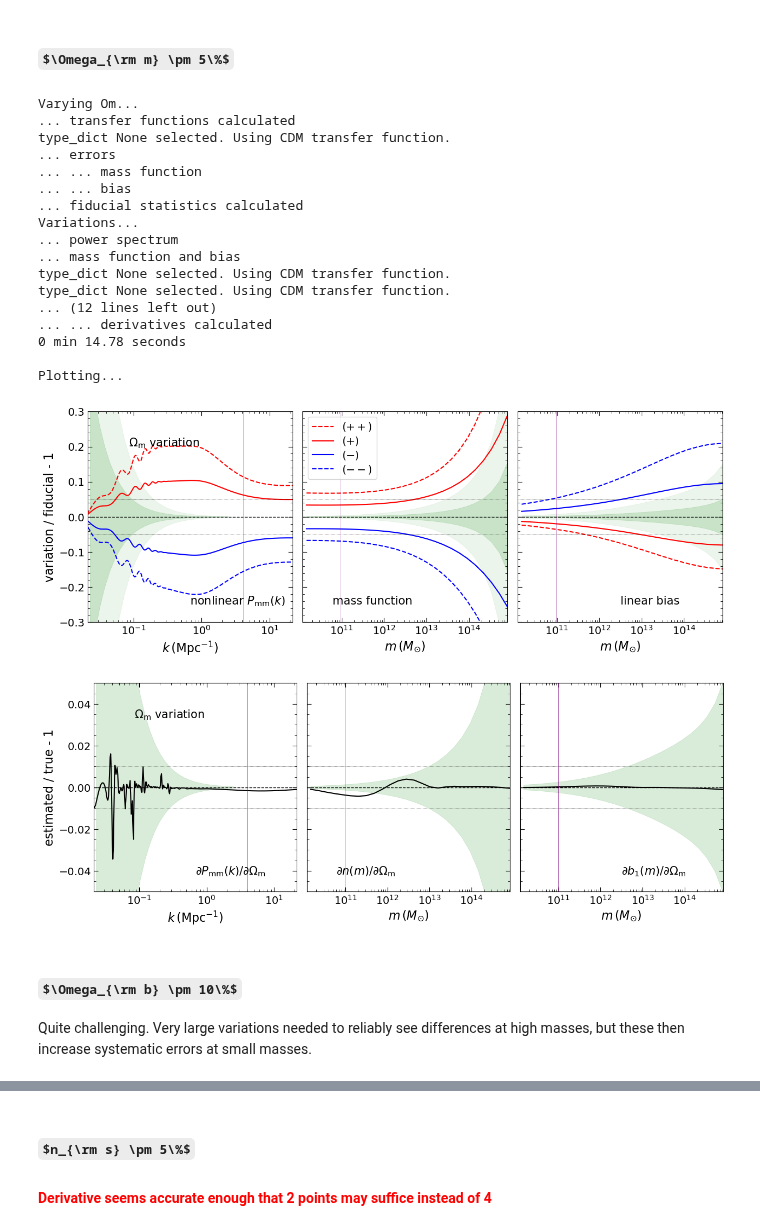
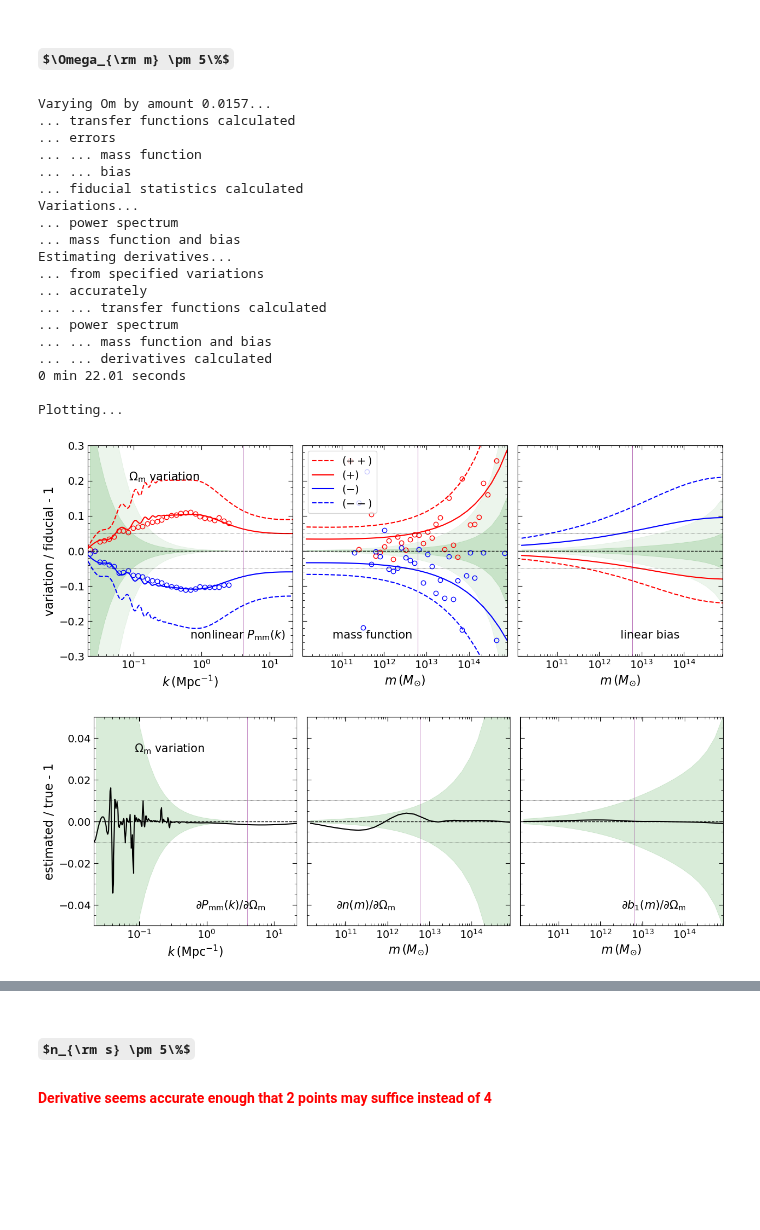
Before and after one commit to a-paranjape/sahyadri-sandbox, a Jupyter notebook: exploration/CosmoParamVariations.ipynb, the cells around one changed output, grey strips where cells are left out. Drawn from its saved outputs; the diff is of its cells as text; code cells hidden in the pictures; some formulas as TeX source; blank space fills up the shorter version.

```diff
--- a/exploration/CosmoParamVariations.ipynb
+++ b/exploration/CosmoParamVariations.ipynb
@@ -431,30 +482,39 @@ def vary_and_plot(param,var,cf,mvals,var_acc,Lbox=200,Npart=256,Npart_target=204
 
     plt.show()
     return
+# %%
+data_fid = {'Pk':np.loadtxt('../../data/sims/sinhagad/default256/r1/Pk_200.txt').T,
+            'mf':np.loadtxt('../../data/halos/sinhagad/default256/r1/mf_200.txt').T}
 # %% [markdown]
 ## $\Omega_{\rm m} \pm 5\%$
+# %%
+data_Om = {}
+for var in ['p','m']: # later include 'pp','mm'
+    data_Om[var] = {'Pk':np.loadtxt('../../data/sims/sinhagad/var_Om_'+var+'256/r1/Pk_200.txt').T,
+                    'mf':np.loadtxt('../../data/halos/sinhagad/var_Om_'+var+'256/r1/mf_200.txt').T}
+data_Om['fid'] = data_fid.copy()
 # %%
-vary_and_plot('Om',0.05*co_fid.Om,co_fid,mvals,var_acc=1e-3*co_fid.Om,sig_thresh=3.0,k_sim=kmid,rePk_sim=rel_err_Pk)
+vary_and_plot('Om',0.05*co_fid.Om,co_fid,mvals,var_acc=1e-3*co_fid.Om,sig_thresh=3.0,k_sim=kmid,
+              rePk_sim=rel_err_Pk,data=data_Om)
 # %% [output]
-Varying Om...
+Varying Om by amount 0.0157...
 ... transfer functions calculated
-type_dict None selected. Using CDM transfer function.
 ... errors
 ... ... mass function
 ... ... bias
 ... fiducial statistics calculated
 Variations...
 ... power spectrum
 ... mass function and bias
-type_dict None selected. Using CDM transfer function.
-type_dict None selected. Using CDM transfer function.
-... (12 lines left out)
+Estimating derivatives...
+... from specified variations
+... accurately
+... ... transfer functions calculated
+... power spectrum
+... ... mass function and bias
 ... ... derivatives calculated
-0 min 14.78 seconds
+0 min 22.01 seconds
 
 Plotting...
-[figure, old version]
+[figure, new version]
-[figure, old version]
+[figure, new version]
-# %% [markdown]
-## $\Omega_{\rm b} \pm 10\%$
-Quite challenging. Very large variations needed to reliably see differences at high masses, but these then increase systematic errors at small masses.
```
Also changed, not shown: parts of 21 cells of this notebook.
